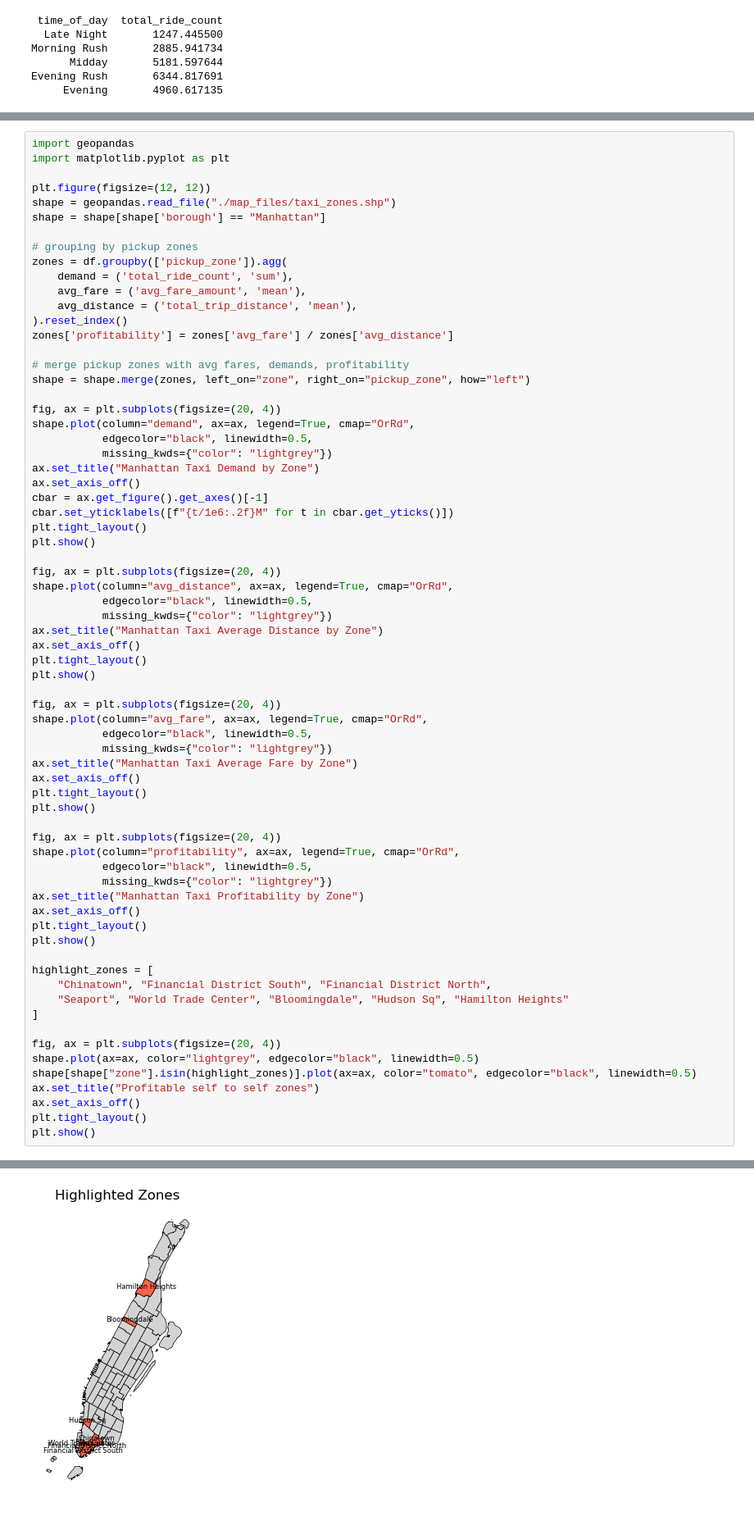
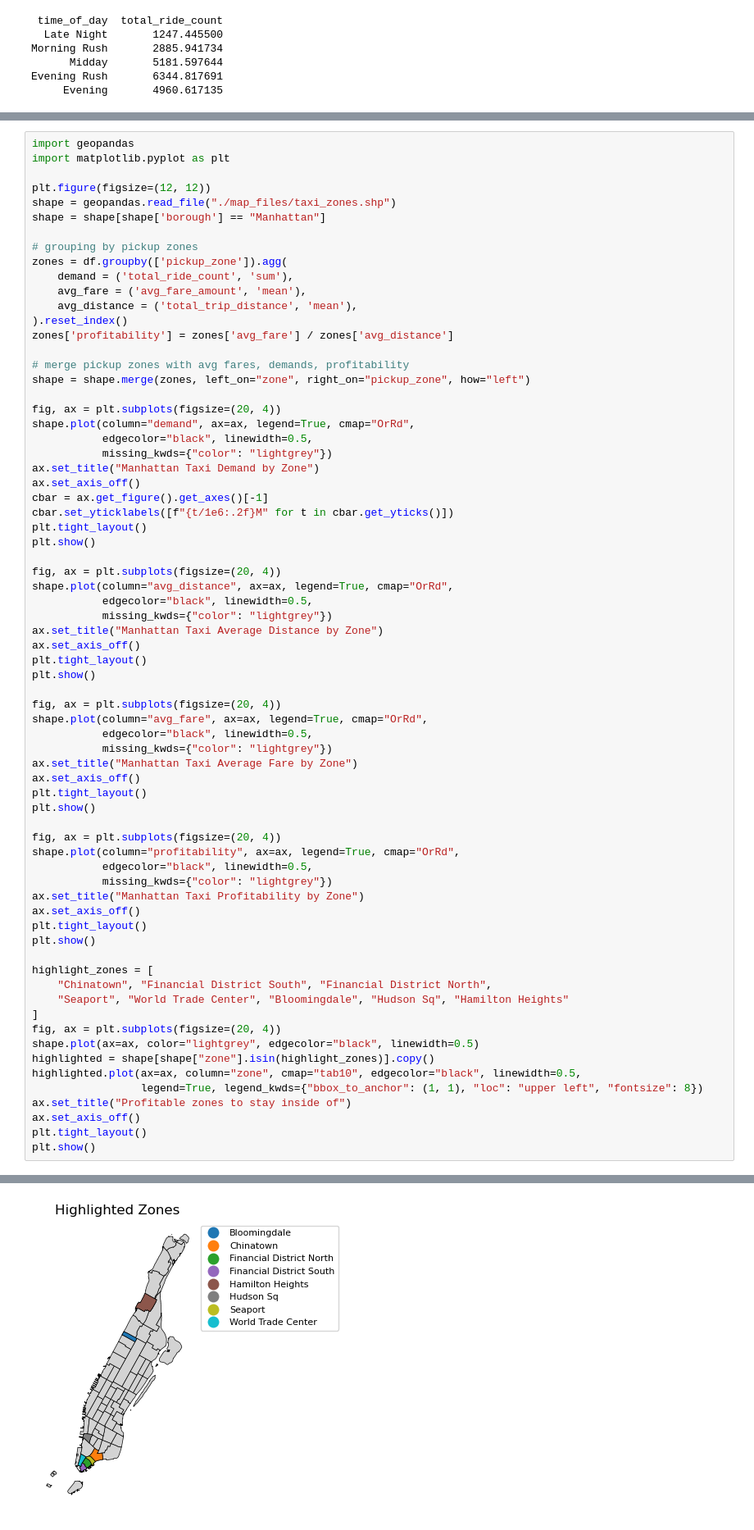
Before and after one commit to emma123456789102/Machine-Learning-Taxi-, a Jupyter notebook: notebook_demand.ipynb, the cells around one changed output, grey strips where cells are left out. Shown at 82% size. Cells and saved outputs as stored; diff of their text form.

Commit message:
self to self zone update

```diff
--- a/notebook_demand.ipynb
+++ b/notebook_demand.ipynb
@@ -1000,35 +1000,36 @@ shape.plot(column="avg_fare", ax=ax, legend=True, cmap="OrRd",
 ax.set_title("Manhattan Taxi Average Fare by Zone")
 ax.set_axis_off()
 plt.tight_layout()
 plt.show()
 
 fig, ax = plt.subplots(figsize=(20, 4))
 shape.plot(column="profitability", ax=ax, legend=True, cmap="OrRd",
            edgecolor="black", linewidth=0.5,
            missing_kwds={"color": "lightgrey"})
 ax.set_title("Manhattan Taxi Profitability by Zone")
 ax.set_axis_off()
 plt.tight_layout()
 plt.show()
 
 highlight_zones = [
     "Chinatown", "Financial District South", "Financial District North",
     "Seaport", "World Trade Center", "Bloomingdale", "Hudson Sq", "Hamilton Heights"
 ]
-
 fig, ax = plt.subplots(figsize=(20, 4))
 shape.plot(ax=ax, color="lightgrey", edgecolor="black", linewidth=0.5)
-shape[shape["zone"].isin(highlight_zones)].plot(ax=ax, color="tomato", edgecolor="black", linewidth=0.5)
-ax.set_title("Profitable self to self zones")
+highlighted = shape[shape["zone"].isin(highlight_zones)].copy()
+highlighted.plot(ax=ax, column="zone", cmap="tab10", edgecolor="black", linewidth=0.5,
+                 legend=True, legend_kwds={"bbox_to_anchor": (1, 1), "loc": "upper left", "fontsize": 8})
+ax.set_title("Profitable zones to stay inside of")
 ax.set_axis_off()
 plt.tight_layout()
 plt.show()
 # %% [output]
 <Figure size 1200x1200 with 0 Axes>
 [figure]
 [figure]
 [figure]
 [figure]
 [figure]
-[figure, old version]
+[figure, new version]
 # %%
```
Also changed, not shown: parts of 1 cell of this notebook.
